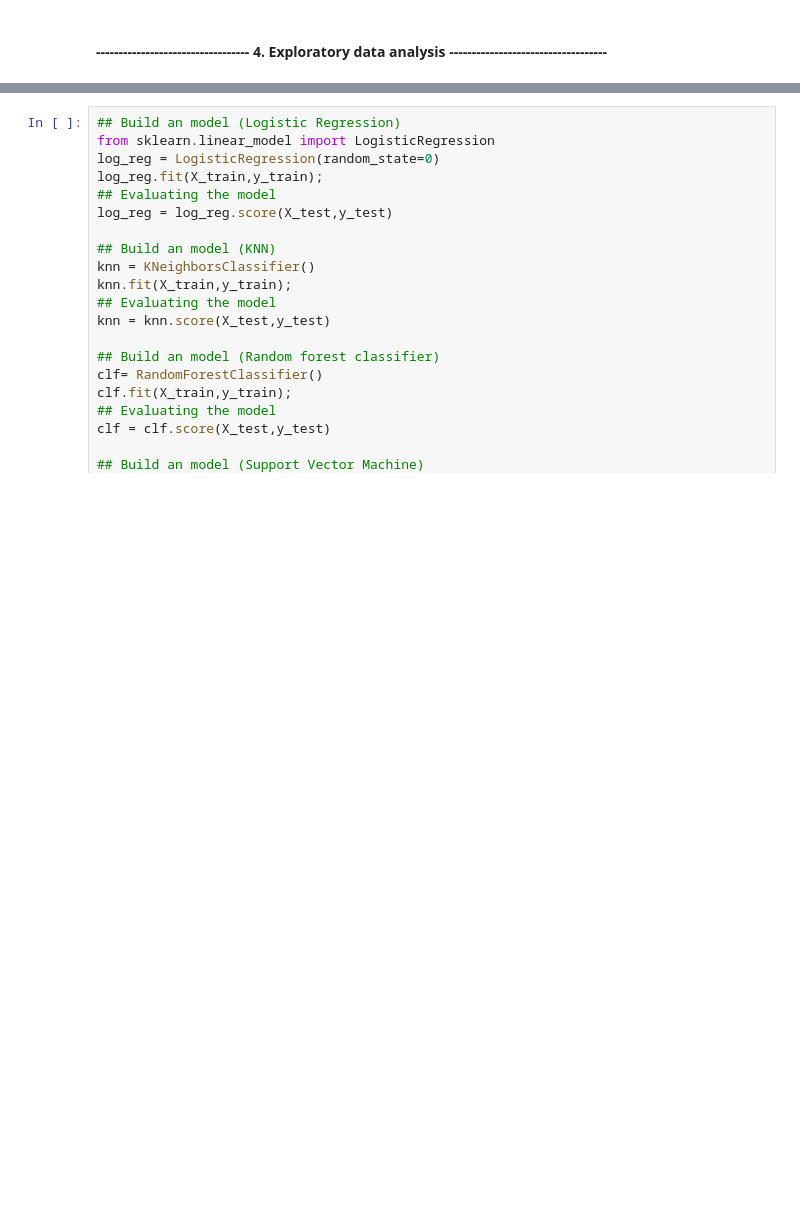
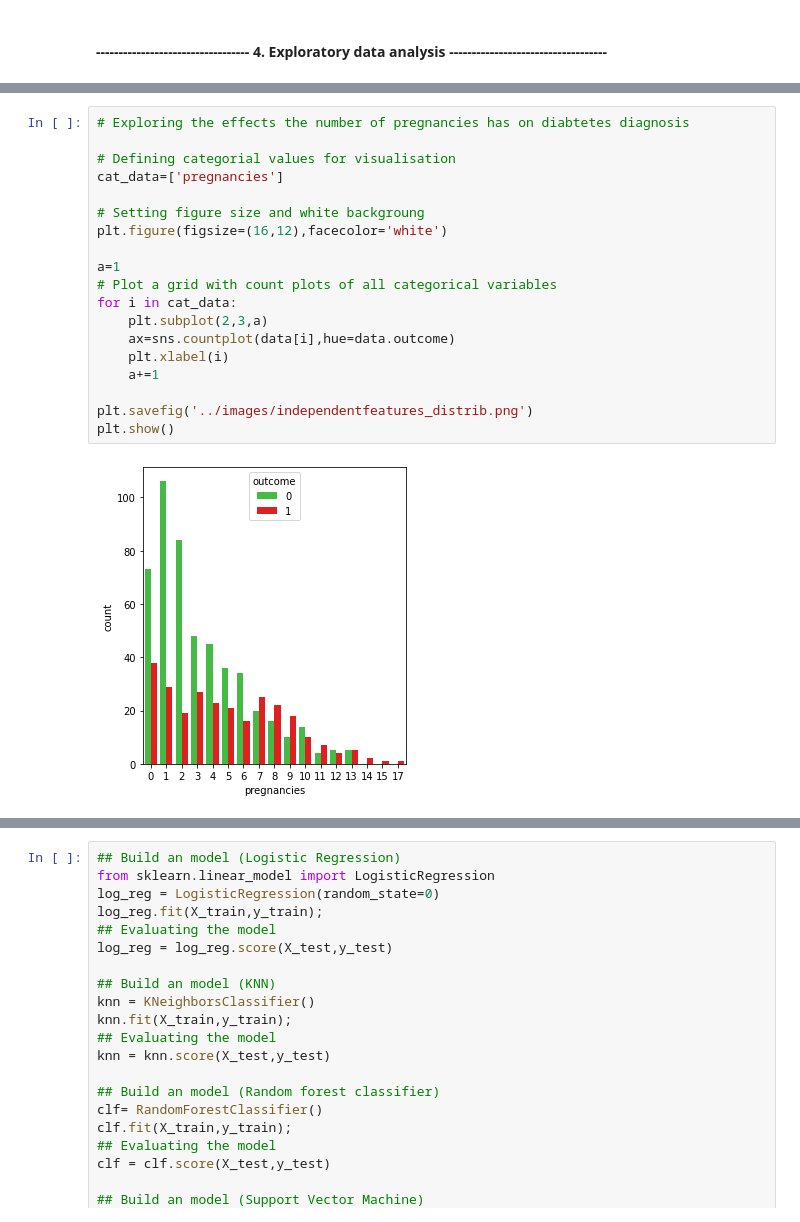
Before and after one commit to MattithyahuData/P7-Diabetes-Prediction, a Jupyter notebook: Code/P7 Code.ipynb, the cells around one changed output, grey strips where cells are left out. Drawn from its saved outputs; the diff is of its cells as text; blank space fills up the shorter version.

```diff
--- a/Code/P7 Code.ipynb
+++ b/Code/P7 Code.ipynb
@@ -200,0 +242,21 @@ We are going to train our model on 4 algorithms
+# %%
+# Exploring the effects the number of pregnancies has on diabtetes diagnosis
+
+# Defining categorial values for visualisation
+cat_data=['pregnancies']
+
+# Setting figure size and white backgroung
+plt.figure(figsize=(16,12),facecolor='white')
+
+a=1
+# Plot a grid with count plots of all categorical variables
+for i in cat_data:
+    plt.subplot(2,3,a)
+    ax=sns.countplot(data[i],hue=data.outcome)
+    plt.xlabel(i)
+    a+=1
+
+plt.savefig('../images/independentfeatures_distrib.png')
+plt.show()
+# %% [output]
+[figure, added]
```
Also changed, not shown: parts of 67 cells of this notebook, 9 other files.
